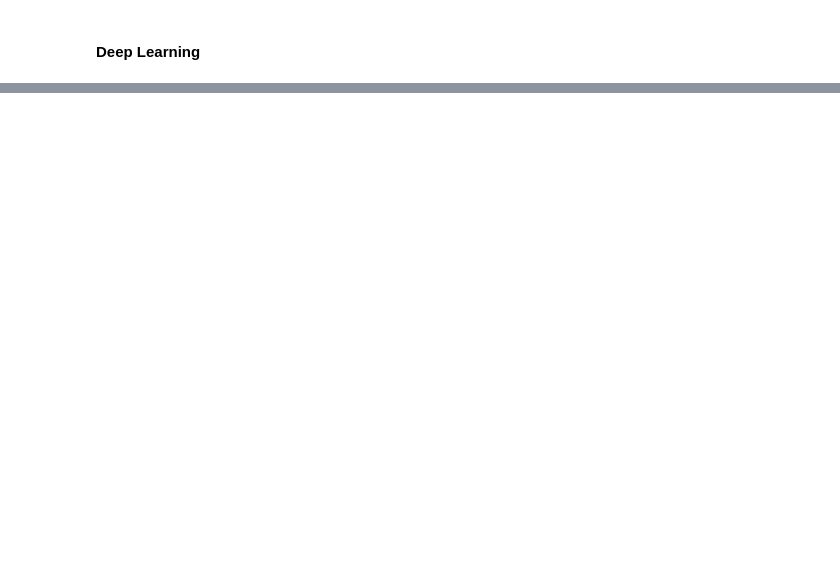
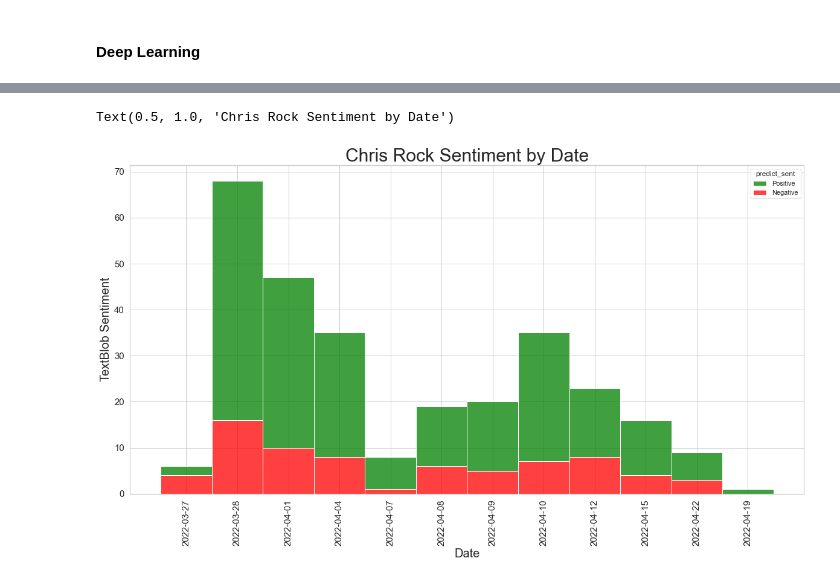
Before and after one commit to StockJanitor/Project43_Twitter, a Jupyter notebook: 1_Project43_Twitter.ipynb, the cells around one changed output, grey strips where cells are left out. Drawn from its saved outputs; the diff is of its cells as text; code cells hidden in the pictures; blank space fills up the shorter version.

```diff
--- a/1_Project43_Twitter.ipynb
+++ b/1_Project43_Twitter.ipynb
@@ -840,0 +927,12 @@ masterdf5
+# %%
+plt.figure(figsize=(20,10))
+sns.histplot(data=chrissentdf2,x='time',hue='predict_sent',multiple='stack',edgecolor='white',hue_order=['Positive','Negative'],palette=['green','red'])
+# Annotation
+plt.xlabel('Date', fontsize=20)
+plt.ylabel('TextBlob Sentiment', fontsize = 20)
+plt.yticks(fontsize=15)
+plt.xticks(fontsize=15,rotation=90)
+plt.title('Chris Rock Sentiment by Date', fontsize=30)
+# %% [output]
+Text(0.5, 1.0, 'Chris Rock Sentiment by Date')
+[figure, added]
```
Also changed, not shown: parts of 14 cells of this notebook, 4 other files.
